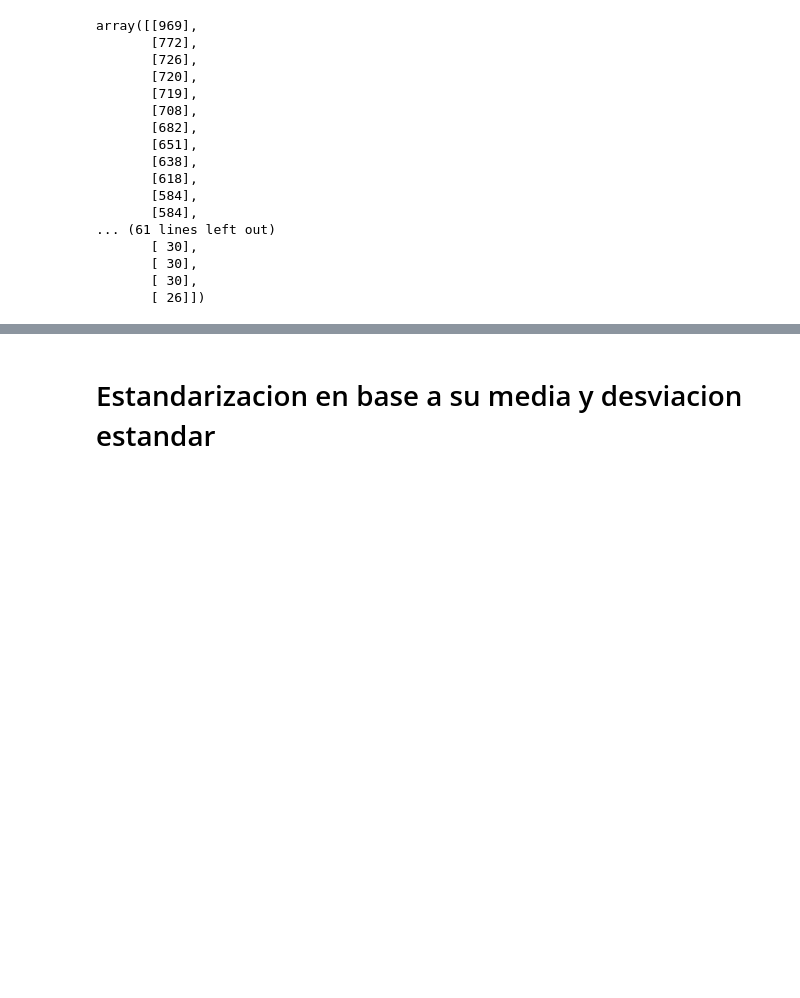
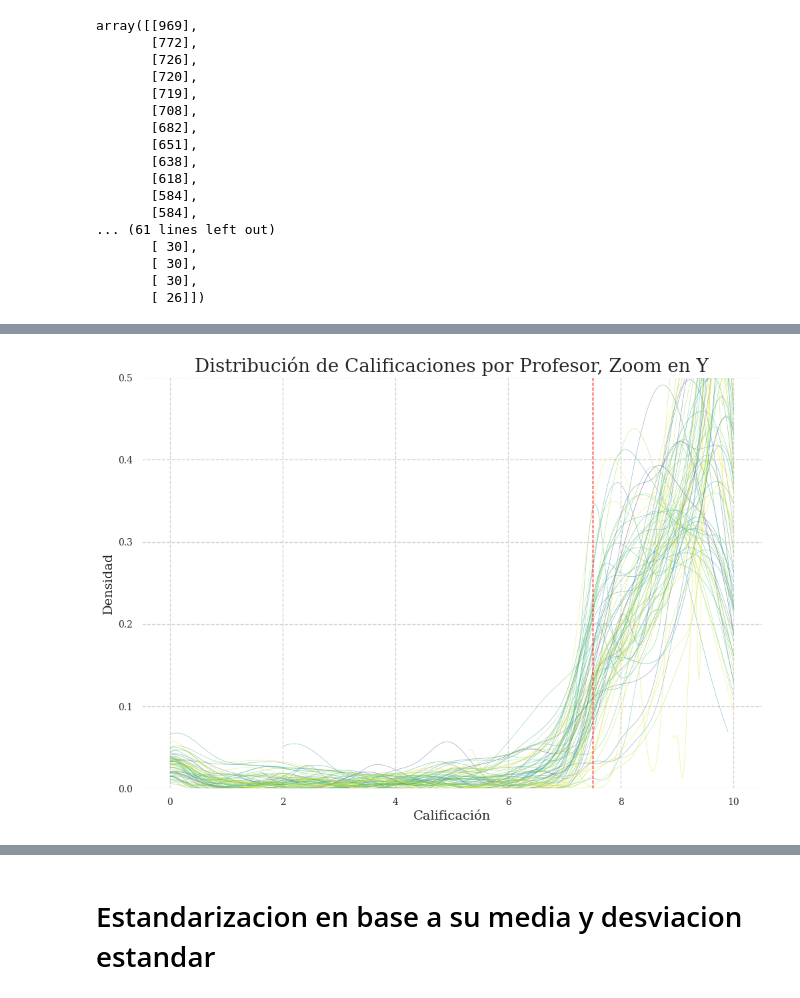
Before and after one commit to heritaco/CMAT, a Jupyter notebook: notebooks/03 Merge2/02 Distribucion de Profes.ipynb, the cells around one changed output, grey strips where cells are left out. Drawn from its saved outputs; the diff is of its cells as text; code cells hidden in the pictures; blank space fills up the shorter version.

```diff
--- a/notebooks/03 Merge2/02 Distribucion de Profes.ipynb
+++ b/notebooks/03 Merge2/02 Distribucion de Profes.ipynb
@@ -291,0 +293,28 @@ plt.show()
+# %%
+plt.figure(figsize=(12, 8))
+for num in range(len(profes_ids)):
+    profe2 = materias[materias['CLAVEPROFESOR'] == profes_ids[num]]
+    profe2num = profe2[pd.to_numeric(profe2['CALIFICACION'], errors='coerce').notnull()]
+    if profe2num.empty:
+        continue
+    # plot only the kde, not the histogram, cut from 0 to 10
+    sns.kdeplot(profe2num['CALIFICACION'],
+                cut=0,
+                bw_adjust=0.5,
+                clip=(0, 10),
+                label=f'Profesor {profes_ids[num]}',
+                alpha=0.5,
+                linewidth=0.5,
+                color=colors[num])
+plt.title('Distribución de Calificaciones por Profesor, Zoom en Y')
+plt.xlabel('Calificación')
+plt.ylabel('Densidad')
+plt.ylim(0, 0.5)
+
+# add a vline at 7.5
+plt.axvline(x=7.5, color='red', linestyle='--', linewidth=1, label='Límite Aprobatorio (7.5)')
+
+plt.savefig('visualizations/profes_distributions/all_professors_yzoom.png', bbox_inches='tight')
+plt.show()
+# %% [output]
+[figure, added]
```
Also changed, not shown: parts of 2 cells of this notebook, 3 other files.
